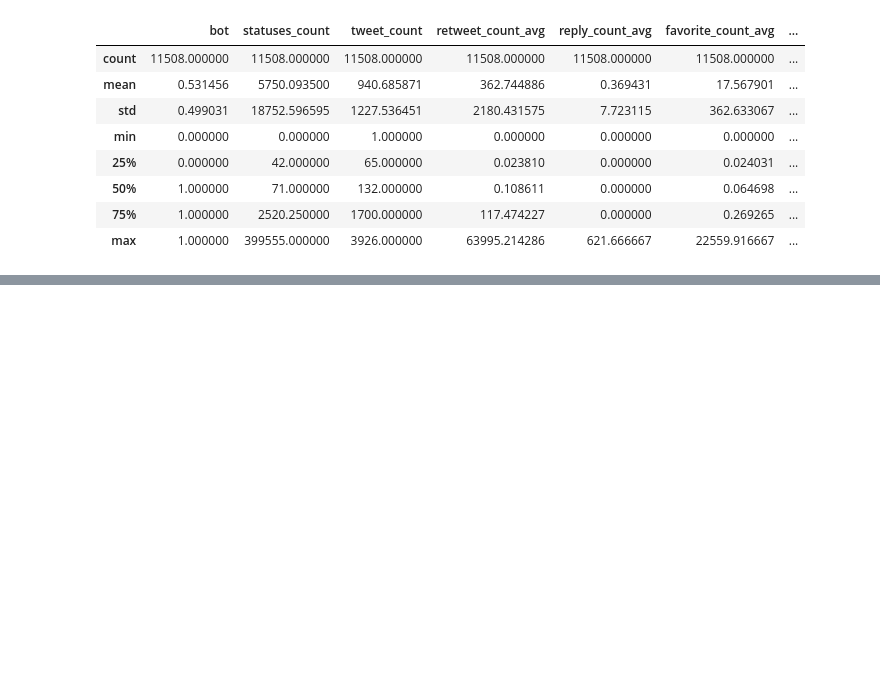
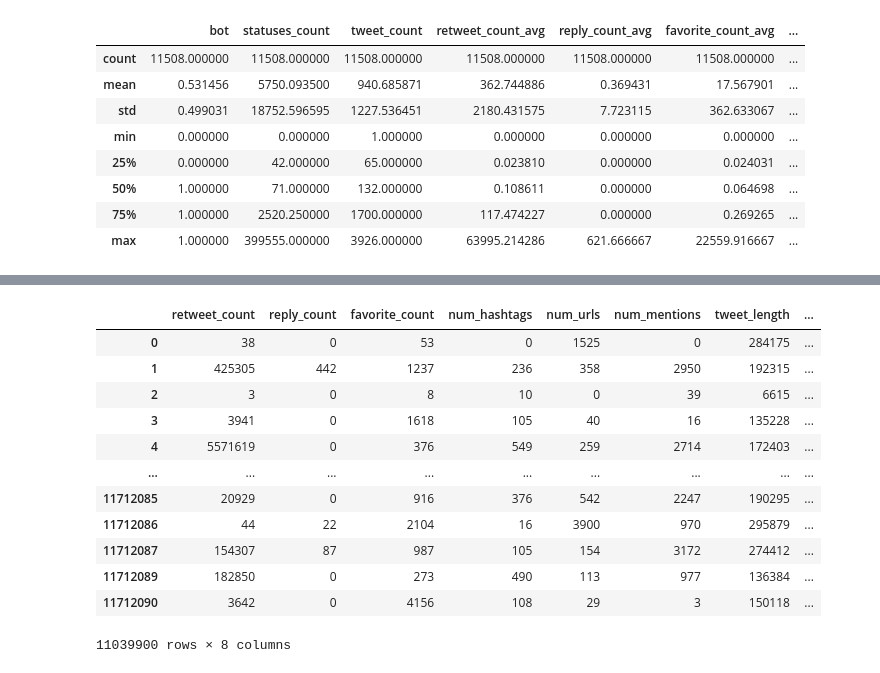
Before and after one commit to domferr/Data-Mining, a Jupyter notebook: Data Cleaning/Users - Create indicators.ipynb, the cells around one changed output, grey strips where cells are left out. Cells and saved outputs as stored; diff of their text form; code cells hidden in the pictures; blank space fills up the shorter version.

```diff
--- a/Data Cleaning/Users - Create indicators.ipynb
+++ b/Data Cleaning/Users - Create indicators.ipynb
@@ -312,0 +270,16 @@ df_users_ind
+# %%
+df_tweets.groupby('user_id').transform('sum')
+# %% [output]
+|  | retweet_count | reply_count | favorite_count | num_hashtags | num_urls | num_mentions | tweet_length | ... |
+| 0 | 38 | 0 | 53 | 0 | 1525 | 0 | 284175 | ... |
+| 1 | 425305 | 442 | 1237 | 236 | 358 | 2950 | 192315 | ... |
+| 2 | 3 | 0 | 8 | 10 | 0 | 39 | 6615 | ... |
+| 3 | 3941 | 0 | 1618 | 105 | 40 | 16 | 135228 | ... |
+| 4 | 5571619 | 0 | 376 | 549 | 259 | 2714 | 172403 | ... |
+| ... | ... | ... | ... | ... | ... | ... | ... | ... |
+| 11712085 | 20929 | 0 | 916 | 376 | 542 | 2247 | 190295 | ... |
+| 11712086 | 44 | 22 | 2104 | 16 | 3900 | 970 | 295879 | ... |
+| 11712087 | 154307 | 87 | 987 | 105 | 154 | 3172 | 274412 | ... |
+| 11712089 | 182850 | 0 | 273 | 490 | 113 | 977 | 136384 | ... |
+| 11712090 | 3642 | 0 | 4156 | 108 | 29 | 3 | 150118 | ... |
+11039900 rows × 8 columns
```
Also changed, not shown: parts of 25 cells of this notebook, 1 other file.
